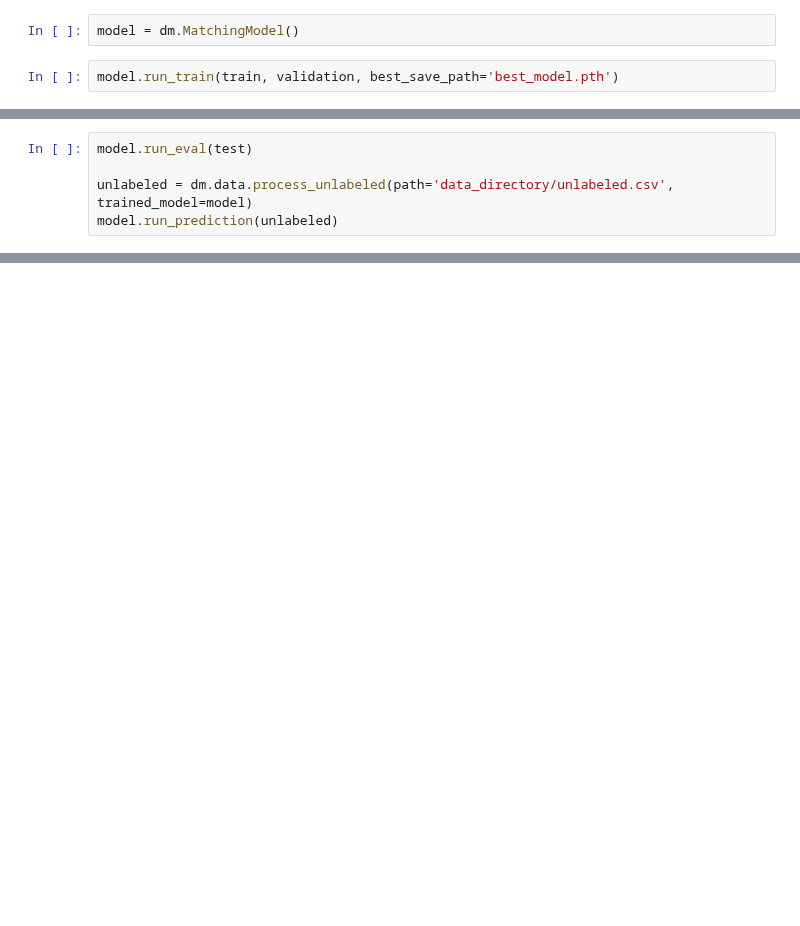
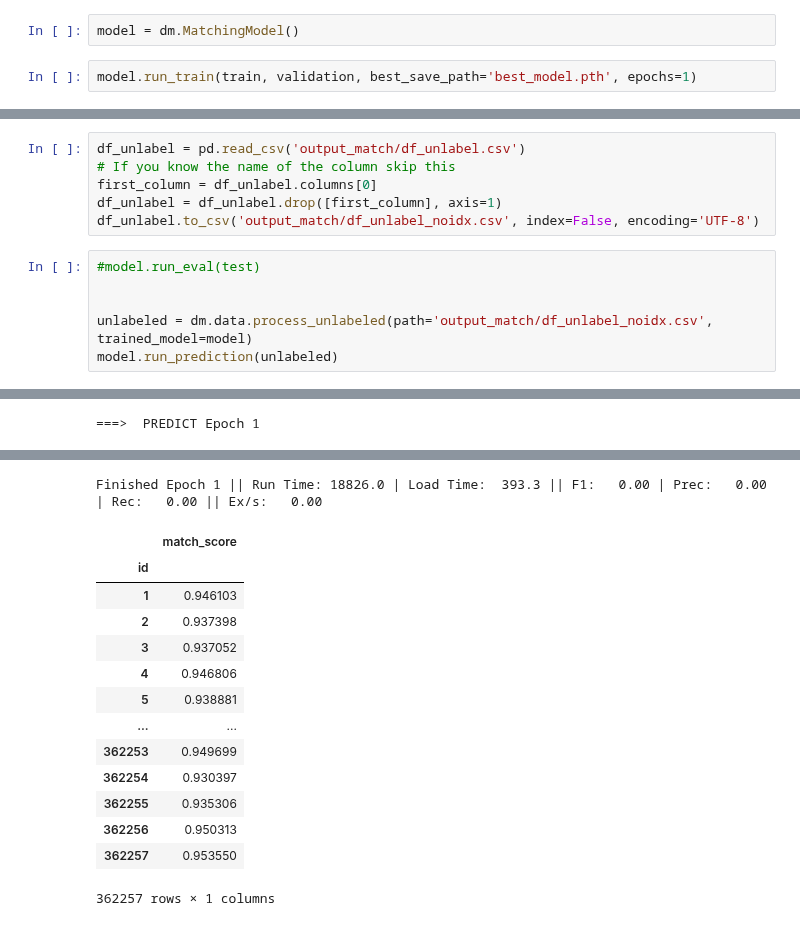
Before and after one commit to dedo99/Progetto_Finale_IDD, a Jupyter notebook: record_linkage_creation_unlabel.ipynb, the cells around one changed output, grey strips where cells are left out. Saved outputs shown, nothing was run; the diff lists cells and outputs as text; blank space fills up the shorter version.

```diff
--- a/record_linkage_creation_unlabel.ipynb
+++ b/record_linkage_creation_unlabel.ipynb
@@ -344,4 +359,4 @@ ValueError: Attribute  is not a left or a right table column, not a label or id
 # %%
 model = dm.MatchingModel()
 # %%
-model.run_train(train, validation, best_save_path='best_model.pth')
+model.run_train(train, validation, best_save_path='best_model.pth', epochs=1)
@@ -348,5 +383,13 @@ model.run_train(train, validation, best_save_path='best_model.pth')
+# %%
+df_unlabel = pd.read_csv('output_match/df_unlabel.csv')
+# If you know the name of the column skip this
+first_column = df_unlabel.columns[0]
+df_unlabel = df_unlabel.drop([first_column], axis=1)
+df_unlabel.to_csv('output_match/df_unlabel_noidx.csv', index=False, encoding='UTF-8')
 # %%
-model.run_eval(test)
+#model.run_eval(test)
 
-unlabeled = dm.data.process_unlabeled(path='data_directory/unlabeled.csv', trained_model=model)
+
+unlabeled = dm.data.process_unlabeled(path='output_match/df_unlabel_noidx.csv', trained_model=model)
 model.run_prediction(unlabeled)
+# %% [output]
@@ -352,0 +398 @@ model.run_prediction(unlabeled)
+===>  PREDICT Epoch 1
@@ -352,0 +401,15 @@ model.run_prediction(unlabeled)
+Finished Epoch 1 || Run Time: 18826.0 | Load Time:  393.3 || F1:   0.00 | Prec:   0.00 | Rec:   0.00 || Ex/s:   0.00
+|  | match_score |
+| id |  |
+| 1 | 0.946103 |
+| 2 | 0.937398 |
+| 3 | 0.937052 |
+| 4 | 0.946806 |
+| 5 | 0.938881 |
+| ... | ... |
+| 362253 | 0.949699 |
+| 362254 | 0.930397 |
+| 362255 | 0.935306 |
+| 362256 | 0.950313 |
+| 362257 | 0.953550 |
+362257 rows × 1 columns
```
Also changed, not shown: parts of 7 cells of this notebook, 2 other files.
